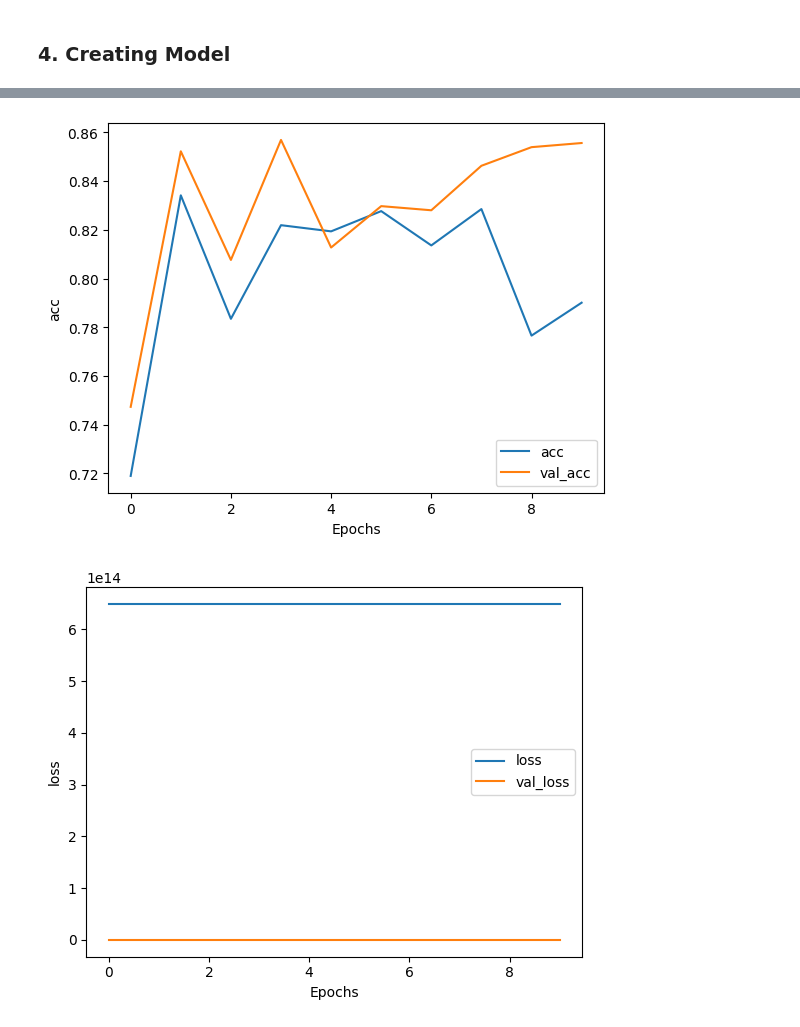
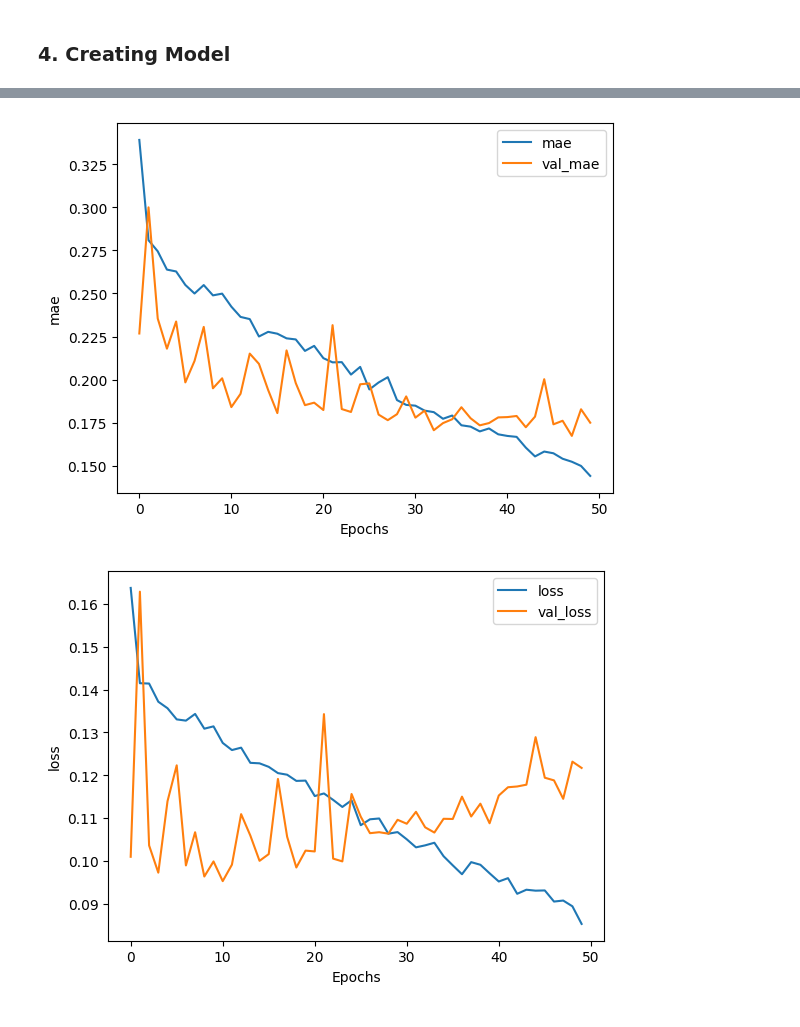
Before and after one commit to capstone-saysco/machine-learning, a Jupyter notebook: SaySco.ipynb, the cells around one changed output, grey strips where cells are left out. Drawn from its saved outputs; the diff is of its cells as text; code cells hidden in the pictures.

Commit message:
add embedding weights to the model.

```diff
--- a/SaySco.ipynb
+++ b/SaySco.ipynb
@@ -402,0 +538,5 @@ y_val_converted = convert_score(y_val, validation_essay_set)
+# %%
+# LOAD EMBEDDING TABLE
+# emb_table = np.load('./output/emb_table.npy')
+emb_table = np.asarray(np.load('./output/emb_table.npy'))
+print(emb_table.shape[1])
@@ -407,15 +549,17 @@ import tensorflow as tf
 from tensorflow import keras
 from keras.layers import Input, Embedding, Dropout, Reshape, TimeDistributed, Conv1D, LSTM, Dense
 from keras.models import Model
+from keras.optimizers import RMSprop
 from zeromasking import ZeroMaskedEntries
 from softattention import Attention
+from keras import backend
 
 def build_model(
         vocab_size,
         maxnum,
         maxlen,
         embedding_dim,
-        embedding_weights=None
+        embedding_weights,
 ):
     num = maxnum
     len = maxlen
@@ -446,9 +590,12 @@ def build_model(
 
     model.summary()
 
-    model.compile(loss='mse', optimizer='RMSprop', metrics=['acc'])
+    model.compile(loss='mse', optimizer=RMSprop(lr=1e-4), metrics=['acc'])
 
     return model
 # %%
-model = build_model(len(vocab), overall_maxnum, overall_maxlen, embedding_dim=50, embedding_weights=None)
+emb_dim = emb_table.shape[1]
+emb_table = [emb_table]
+
+model = build_model(len(vocab), overall_maxnum, overall_maxlen, embedding_dim=emb_dim, embedding_weights=emb_table)
 # %% [output]
@@ -472,3 +620,3 @@ _________________________________________________________________
 # %%
-history = model.fit(x=X_train, y=y_train_converted, batch_size=10, epochs=10, verbose=2, validation_data=(X_val, y_val_converted))
+history = model.fit(x=X_train, y=y_train_converted, batch_size=10, epochs=50, verbose=2, validation_data=(X_val, y_val_converted))
 # %% [output]
@@ -495,14 +640,14 @@ Epoch 10/10
 # %%
 def plot_graphs(history, metric):
     plt.plot(history.history[metric])
     plt.plot(history.history[f'val_{metric}'])
     plt.xlabel("Epochs")
     plt.ylabel(metric)
     plt.legend([metric, f'val_{metric}'])
     plt.show()
 
-plot_graphs(history, "acc")
+plot_graphs(history, "mae")
 plot_graphs(history, "loss")
 # %% [output]
-[figure, old version]
+[figure, new version]
-[figure, old version]
+[figure, new version]
```
Also changed, not shown: parts of 22 cells of this notebook.
